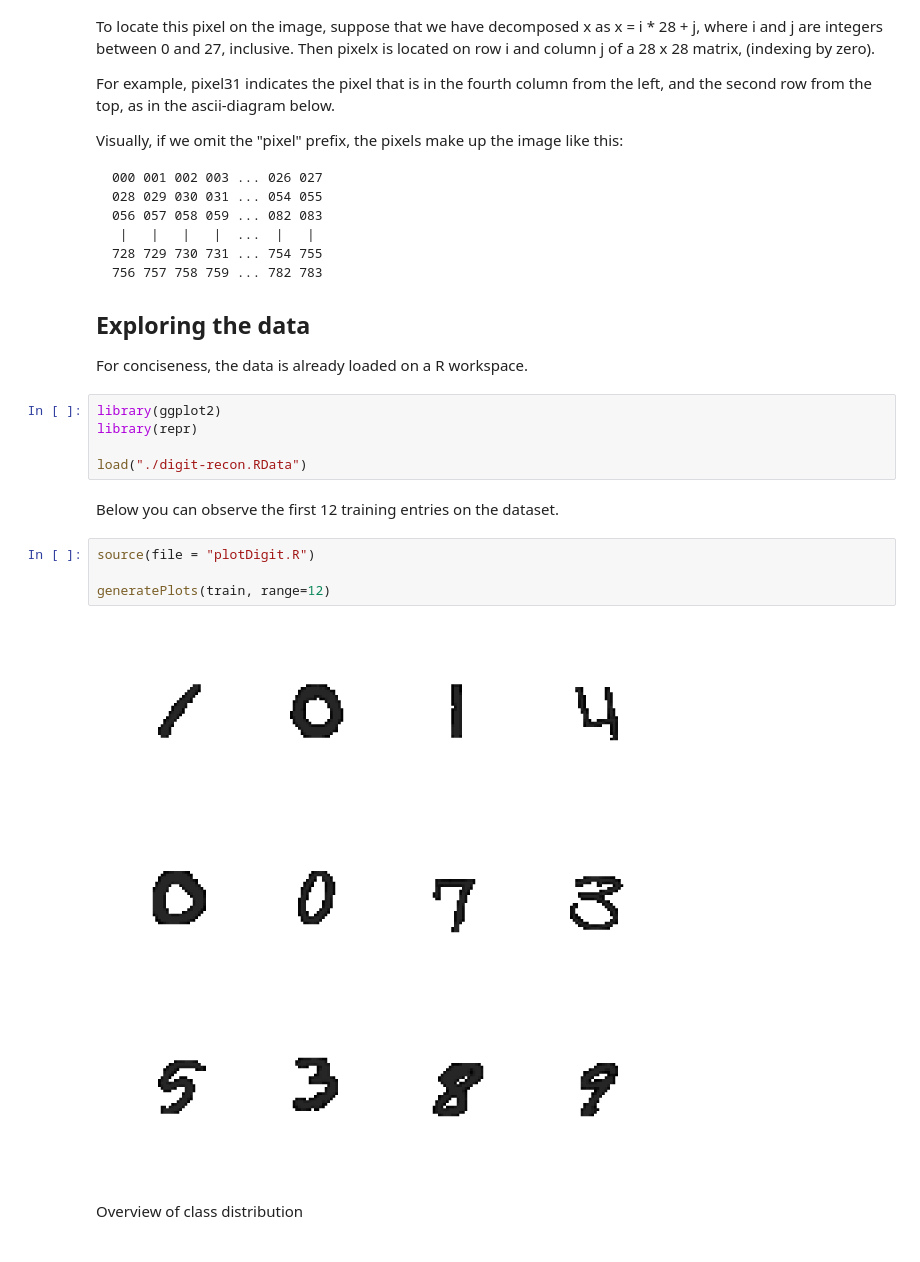
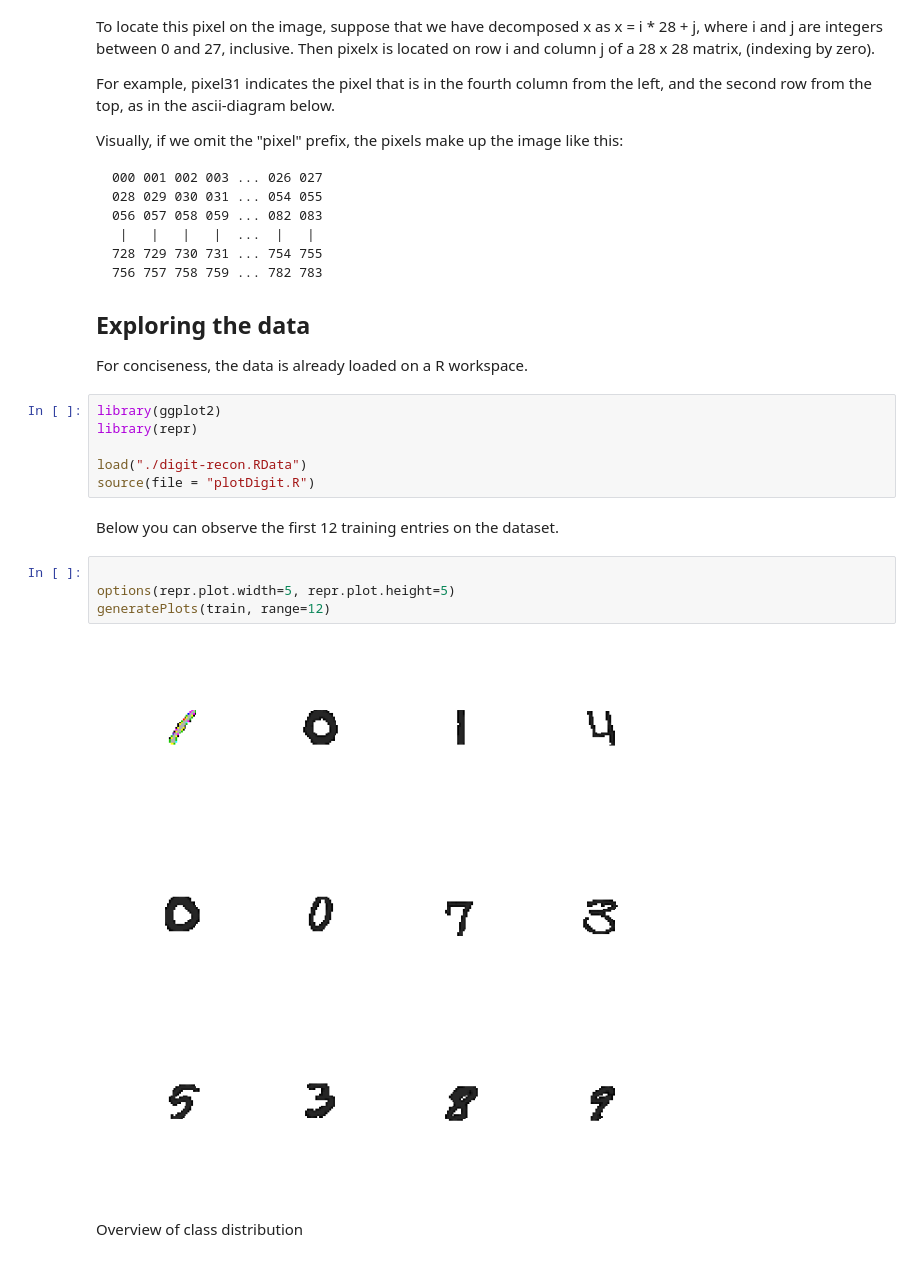
Before and after one commit to evertonjlima/Data-Science-Jupyter-Notebooks, a Jupyter notebook: Digit-Recognizer/digit-recognizer.ipynb, the cells around one changed output. Saved outputs shown, nothing was run; the diff lists cells and outputs as text.

```diff
--- a/Digit-Recognizer/digit-recognizer.ipynb
+++ b/Digit-Recognizer/digit-recognizer.ipynb
@@ -56,14 +56,15 @@ library(ggplot2)
 library(repr)
 
 load("./digit-recon.RData")
+source(file = "plotDigit.R")
 # %% [markdown]
 Below you can observe the first 12 training entries on the dataset.
-# %%
-source(file = "plotDigit.R")
-
-generatePlots(train, range=12)
-# %% [output]
-[figure, removed]
+# %%
+
+options(repr.plot.width=5, repr.plot.height=5)
+generatePlots(train, range=12)
+# %% [output]
+[figure, added]
 # %% [markdown]
 Overview of class distribution
 # %%
```
Also changed, not shown: parts of 21 cells of this notebook, 39 other files.
